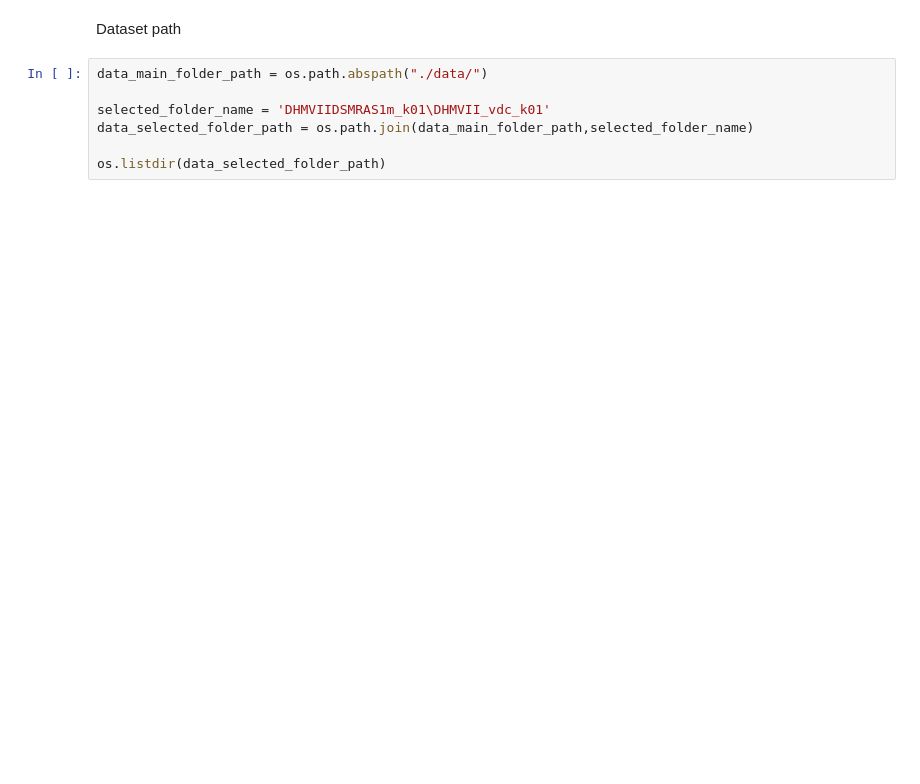
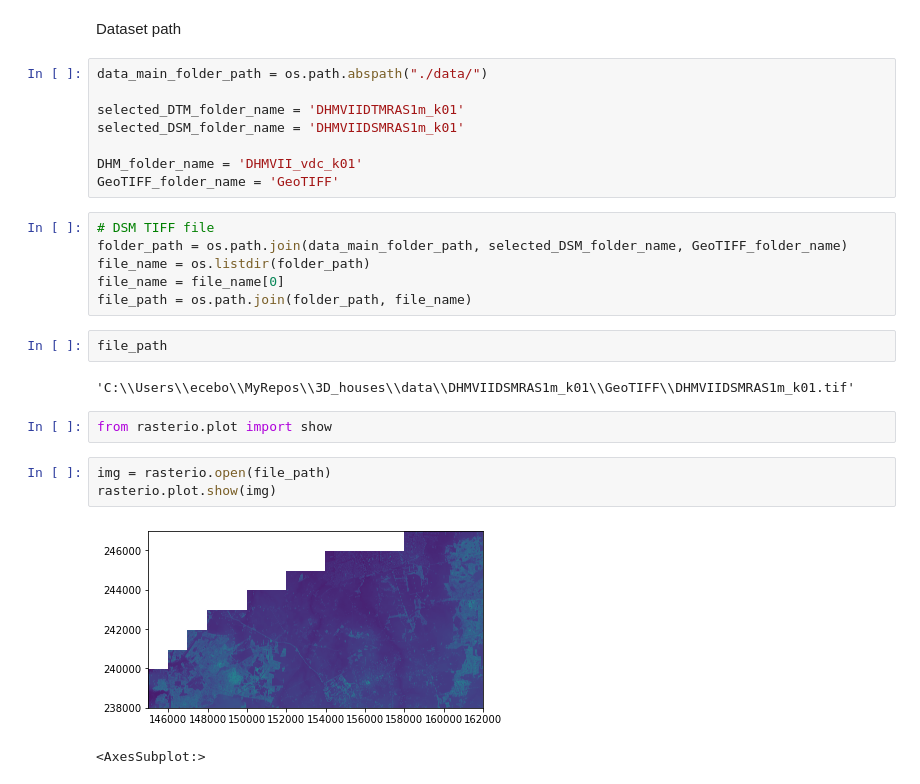
Before and after one commit to eceboran/3D_houses, a Jupyter notebook: plot_single_file.ipynb, the cells around one changed output. Cells and saved outputs as stored; diff of their text form; blank space fills up the shorter version.

Commit message:
plotted 3D data

```diff
--- a/plot_single_file.ipynb
+++ b/plot_single_file.ipynb
@@ -38,7 +23,26 @@ Dataset path
 # %%
 data_main_folder_path = os.path.abspath("./data/")
 
-selected_folder_name = 'DHMVIIDSMRAS1m_k01\DHMVII_vdc_k01'
-data_selected_folder_path = os.path.join(data_main_folder_path,selected_folder_name)
+selected_DTM_folder_name = 'DHMVIIDTMRAS1m_k01'
+selected_DSM_folder_name = 'DHMVIIDSMRAS1m_k01'
 
-os.listdir(data_selected_folder_path)
+DHM_folder_name = 'DHMVII_vdc_k01'
+GeoTIFF_folder_name = 'GeoTIFF'
+# %%
+# DSM TIFF file
+folder_path = os.path.join(data_main_folder_path, selected_DSM_folder_name, GeoTIFF_folder_name)
+file_name = os.listdir(folder_path)
+file_name = file_name[0]
+file_path = os.path.join(folder_path, file_name)
+# %%
+file_path
+# %% [output]
+'C:\\Users\\ecebo\\MyRepos\\3D_houses\\data\\DHMVIIDSMRAS1m_k01\\GeoTIFF\\DHMVIIDSMRAS1m_k01.tif'
+# %%
+from rasterio.plot import show
+# %%
+img = rasterio.open(file_path)
+rasterio.plot.show(img)
+# %% [output]
+[figure, added]
+<AxesSubplot:>
```
Also changed, not shown: parts of 32 cells of this notebook.
